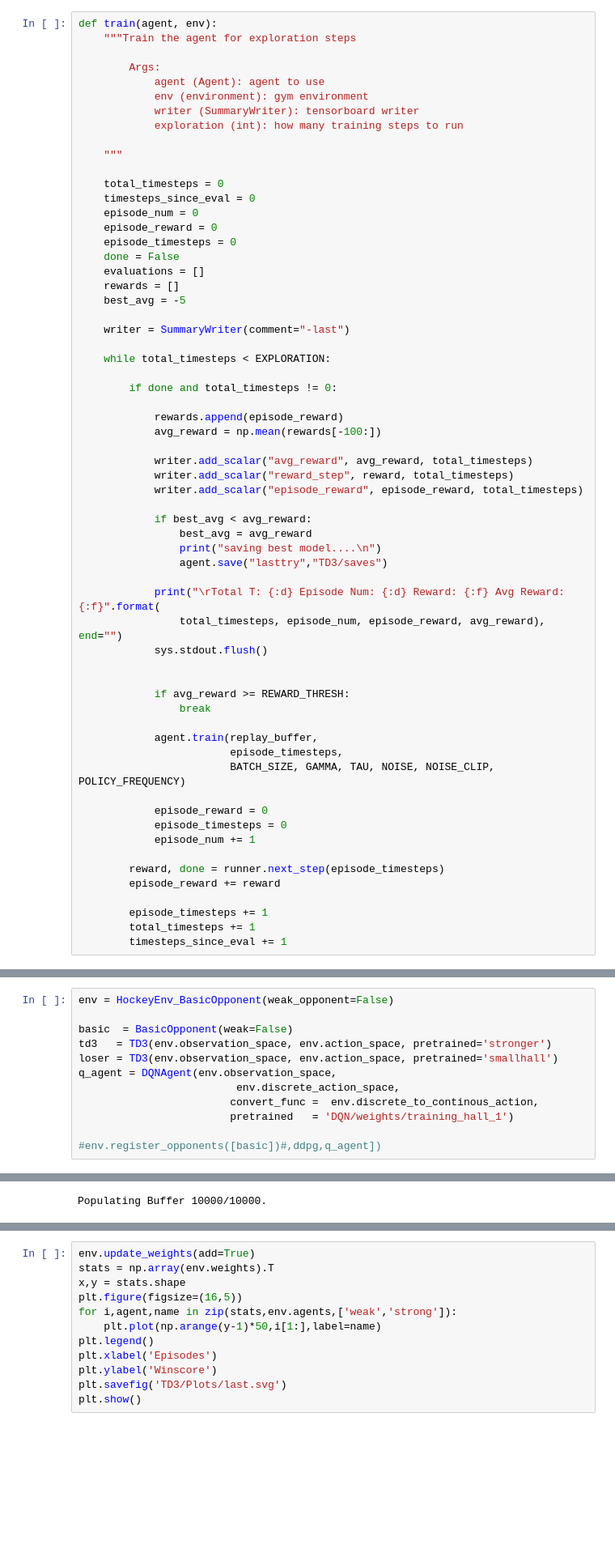
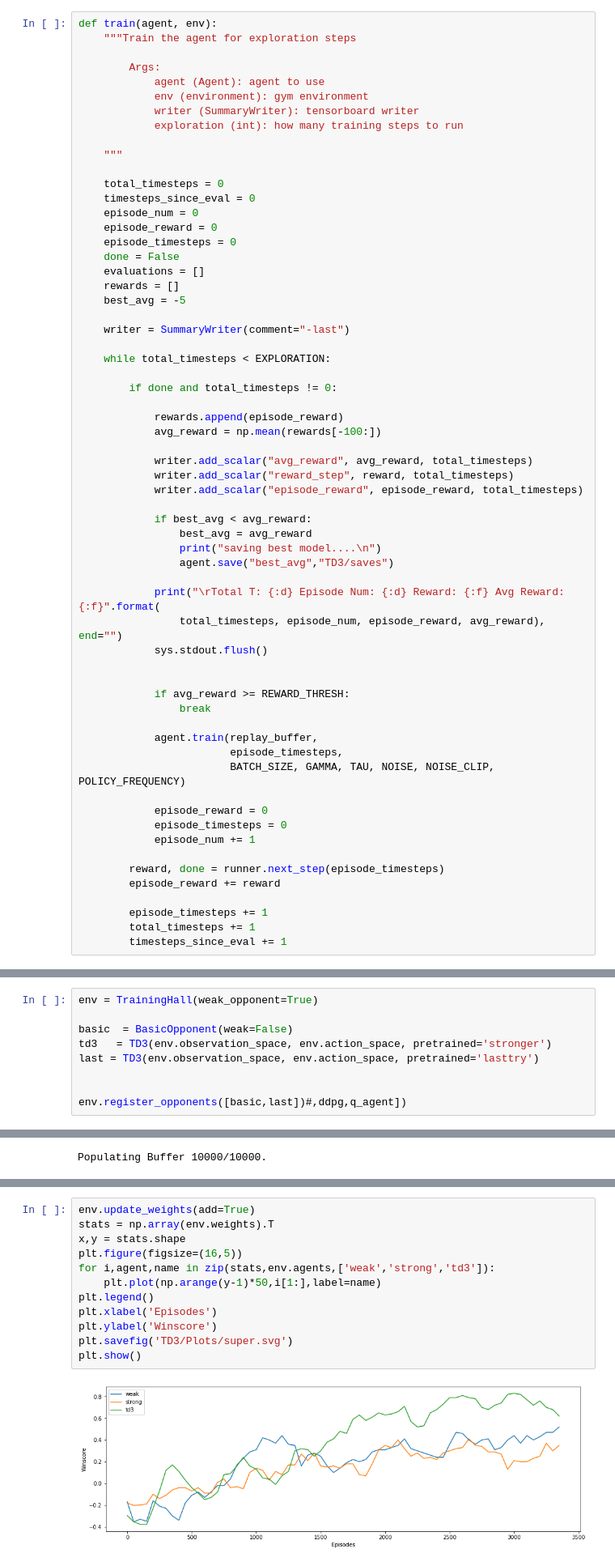
Before and after one commit to fsvbach/laser-hockey-env, a Jupyter notebook: TD3.ipynb, the cells around one changed output, grey strips where cells are left out. Shown: that part at 81% size. Saved outputs shown, nothing was run; the diff lists cells and outputs as text; blank space fills up the shorter version.

Commit message:
best _Avg

```diff
--- a/TD3.ipynb
+++ b/TD3.ipynb
@@ -439,7 +439,7 @@ def train(agent, env):
             if best_avg < avg_reward:
                 best_avg = avg_reward
                 print("saving best model....\n")
-                agent.save("lasttry","TD3/saves")
+                agent.save("best_avg","TD3/saves")
 
             print("\rTotal T: {:d} Episode Num: {:d} Reward: {:f} Avg Reward: {:f}".format(
                 total_timesteps, episode_num, episode_reward, avg_reward), end="")
@@ -481,14 +481,11 @@ POLICY_FREQUENCY = 2
 EVAL_FREQUENCY = 5000
 REWARD_THRESH = 100
 # %%
-env = HockeyEnv_BasicOpponent(weak_opponent=False)
+env = TrainingHall(weak_opponent=True)
 
 basic  = BasicOpponent(weak=False)
 td3   = TD3(env.observation_space, env.action_space, pretrained='stronger')
-loser = TD3(env.observation_space, env.action_space, pretrained='smallhall')
-q_agent = DQNAgent(env.observation_space,
-                         env.discrete_action_space,
-                        convert_func =  env.discrete_to_continous_action,
-                        pretrained   = 'DQN/weights/training_hall_1')
+last = TD3(env.observation_space, env.action_space, pretrained='lasttry')
 
-#env.register_opponents([basic])#,ddpg,q_agent])
+
+env.register_opponents([basic,last])#,ddpg,q_agent])
@@ -543,14 +552,16 @@ evaluate_policy(policy, env, eval_episodes=100, render=False)
 # %%
 env.update_weights(add=True)
 stats = np.array(env.weights).T
 x,y = stats.shape
 plt.figure(figsize=(16,5))
-for i,agent,name in zip(stats,env.agents,['weak','strong']):
+for i,agent,name in zip(stats,env.agents,['weak','strong','td3']):
     plt.plot(np.arange(y-1)*50,i[1:],label=name)
 plt.legend()
 plt.xlabel('Episodes')
 plt.ylabel('Winscore')
-plt.savefig('TD3/Plots/last.svg')
+plt.savefig('TD3/Plots/super.svg')
 plt.show()
+# %% [output]
+[figure, added]
 # %%
 env.close()
```
Also changed, not shown: parts of 4 cells of this notebook, 11 other files.
